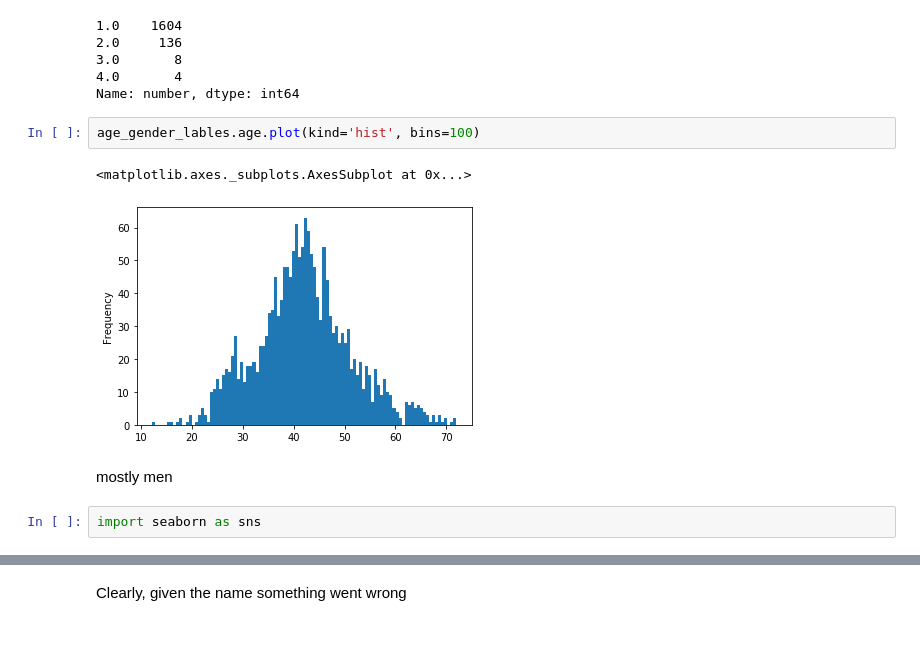
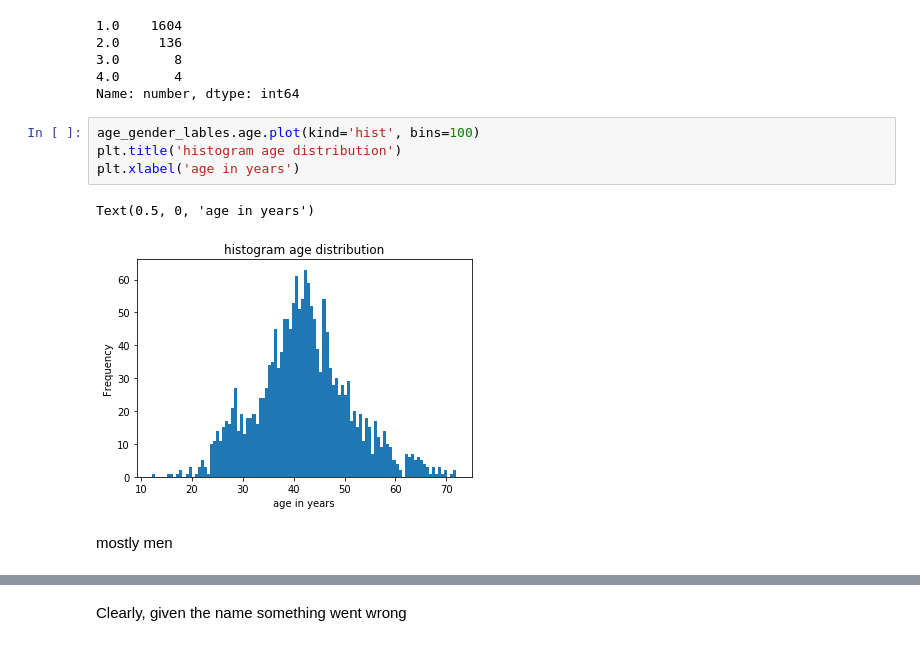
Before and after one commit to liabifano/humans-of-paris-1900, a Jupyter notebook: notebooks/extracting age and gender.ipynb, the cells around one changed output, grey strips where cells are left out. Saved outputs shown, nothing was run; the diff lists cells and outputs as text.

```diff
--- a/notebooks/extracting age and gender.ipynb
+++ b/notebooks/extracting age and gender.ipynb
@@ -241,10 +234,10 @@ age_gender_lables.number.value_counts()
 Name: number, dtype: int64
 # %%
 age_gender_lables.age.plot(kind='hist', bins=100)
+plt.title('histogram age distribution')
+plt.xlabel('age in years')
 # %% [output]
-<matplotlib.axes._subplots.AxesSubplot at 0x...>
+Text(0.5, 0, 'age in years')
-[figure, old version]
+[figure, new version]
 # %% [markdown]
 mostly men
-# %%
-import seaborn as sns
```
Also changed, not shown: parts of 16 cells of this notebook, 11 other files.
